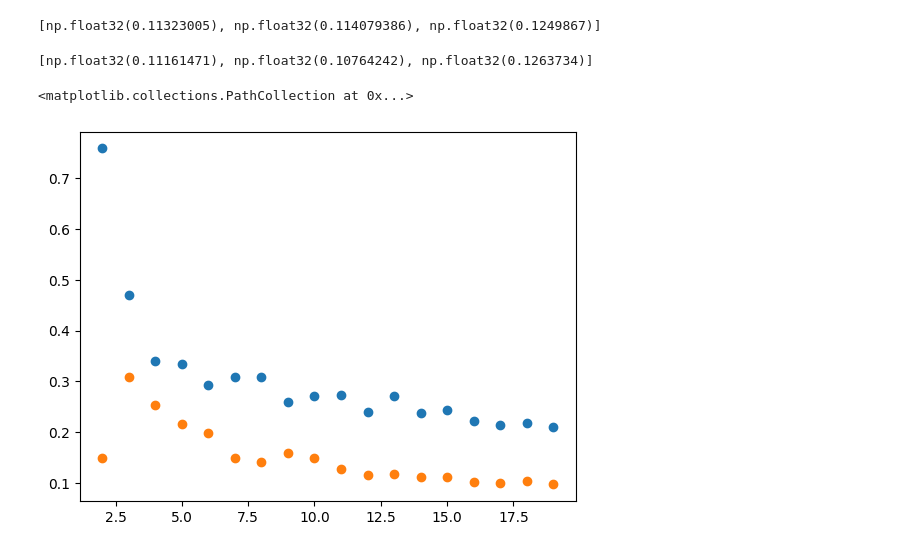
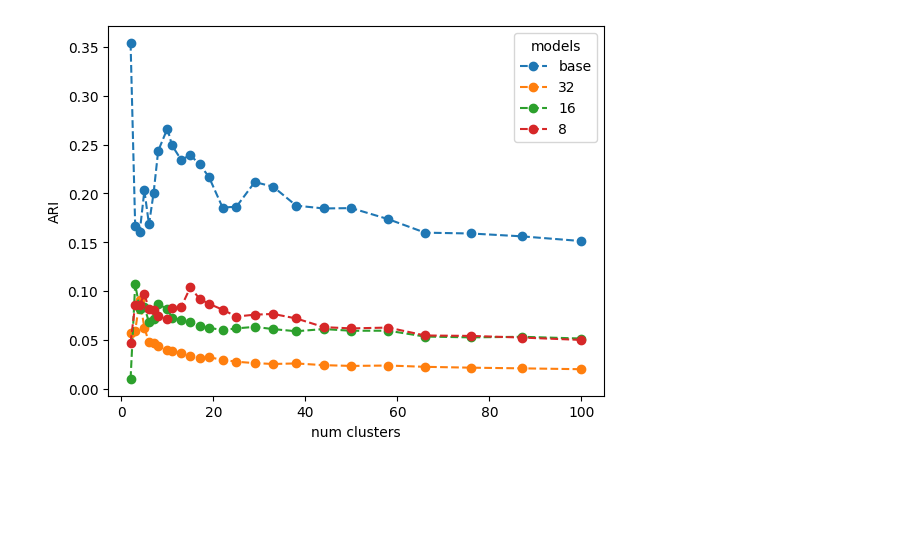
Before and after one commit to NathanSoeding/sensorium, a Jupyter notebook: small_readout_vectors/validating.ipynb, the cells around one changed output. Drawn from its saved outputs; the diff is of its cells as text; code cells hidden in the pictures; blank space fills up the shorter version.

```diff
--- a/small_readout_vectors/validating.ipynb
+++ b/small_readout_vectors/validating.ipynb
@@ -127,0 +170,3 @@ def get_embeddings(seed, autoencoder_config):
+# %%
+with open('all_features.pkl', 'rb') as f:
+    all_features = pickle.load(f)
@@ -216,14 +225,42 @@ for i in range(len(n_cluster_range)):
-# %%
-base_val_score_list
-# %% [output]
-[np.float32(0.11323005), np.float32(0.114079386), np.float32(0.1249867)]
-# %%
-autoenc_val_score_list
-# %% [output]
-[np.float32(0.11161471), np.float32(0.10764242), np.float32(0.1263734)]
-# %%
-plt.scatter(n_cluster_range, aris_base, label='base')
-plt.scatter(n_cluster_range, aris_autoenc, label='autoencoder')
-# %% [output]
-<matplotlib.collections.PathCollection at 0x...>
-[figure, removed]
+# %%
+# For each model type and num clusters, cluster the features from 3 different seeds and compute ARI
+
+n_clusters = np.unique(np.geomspace(2, 100, dtype=int, num=30))
+
+ari_dict = {}
+
+for model_type in all_features[0].keys():
+    ari_curve = []
+    for n_cluster in n_clusters:
+        labels = []
+        # Loops through the 3 different seeds
+        for feature_dict in all_features:
+            features = feature_dict[model_type]
+            labels.append(cluster(features, n_cluster, 0))  # Fix clustering seed
+
+        ari = (
+            adjusted_rand_score(labels[0], labels[1])
+            + adjusted_rand_score(labels[0], labels[2])
+            + adjusted_rand_score(labels[1], labels[2])
+        ) / 3
+
+        ari_curve.append(ari)
+
+    ari_dict[model_type] = ari_curve
+
+
+with open('ari_scores.pkl', 'wb') as f:
+    pickle.dump(ari_dict, f)
+# %%
+with open('ari_scores.pkl', 'rb') as f:
+    ari_dict = pickle.load(f)
+# %%
+for model_type, ari_curve in ari_dict.items():
+    plt.plot(n_clusters, ari_curve, ls='--', marker='o', label=model_type)
+
+plt.xlabel('num clusters')
+plt.ylabel('ARI')
+plt.legend(title='models')
+plt.show()
+# %% [output]
+[figure, added]
```
Also changed, not shown: parts of 11 cells of this notebook, 2 other files.
